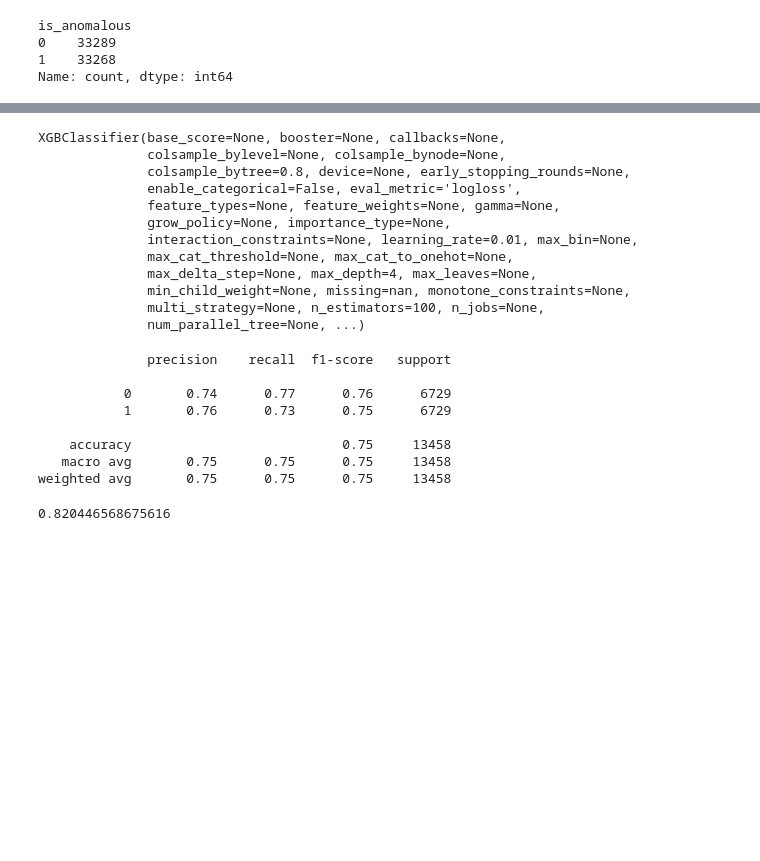
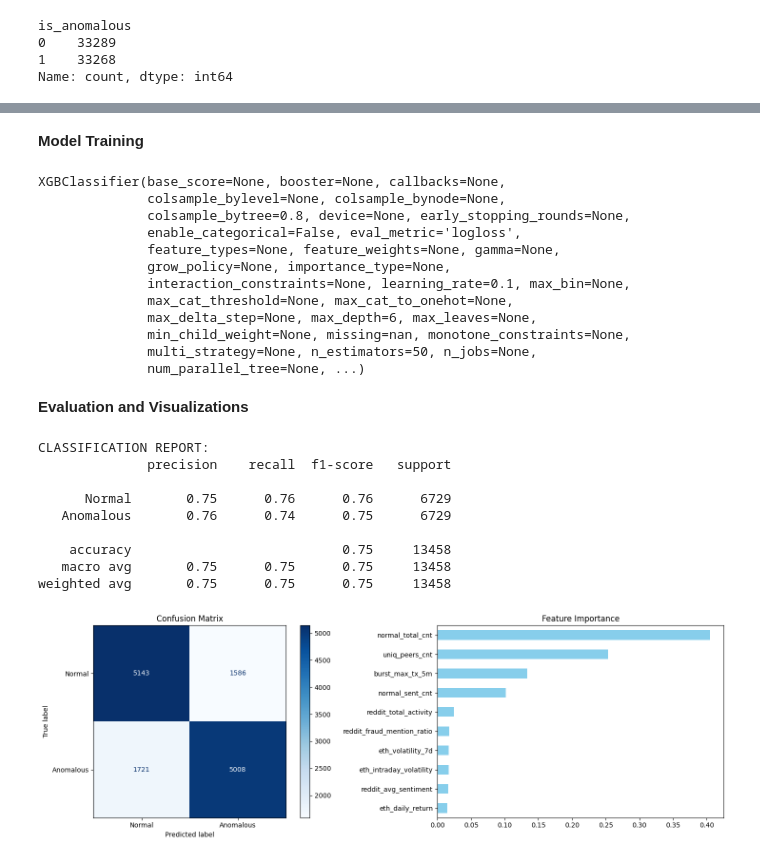
Before and after one commit to NileshFdo/FuseChain-FYP, a Jupyter notebook: ml_pipeline/notebooks/09.train_model.ipynb, the cells around one changed output, grey strips where cells are left out. Saved outputs shown, nothing was run; the diff lists cells and outputs as text; code cells hidden in the pictures; blank space fills up the shorter version.

Commit message:
update train_model

```diff
--- a/ml_pipeline/notebooks/09.train_model.ipynb
+++ b/ml_pipeline/notebooks/09.train_model.ipynb
@@ -16,0 +34,3 @@ df.shape, df.columns
+# %%
+df = pd.read_parquet(DATA_PATH)
+df.shape, df.columns
@@ -59,5 +103,6 @@ y_train = train_df[TARGET_COLUMN]
 # %%
 from sklearn.model_selection import GridSearchCV
+from sklearn.model_selection import GroupKFold
 
 param_grid = {
     'n_estimators': [50, 100, 200],
@@ -65,15 +110,19 @@ param_grid = {
     'learning_rate': [0.01, 0.1, 0.3]
 }
 
+groups = train_df['address']
+cv = GroupKFold(n_splits=3)
+
 grid_search = GridSearchCV(
-    xgb.XGBClassifier(random_state=42),
+    xgb.XGBClassifier(random_state=42, eval_metric='logloss'),
     param_grid,
-    cv=3,  # 3-fold CV
+    cv=cv,
     scoring='roc_auc',
     n_jobs=-1
 )
 
-grid_search.fit(X_train, y_train)
+grid_search.fit(X_train, y_train, groups=groups)
+
 print(f"Best params: {grid_search.best_params_}")
 print(f"Best ROC-AUC: {grid_search.best_score_:.4f}")
 # %% [output]
@@ -82,9 +131,9 @@ Best ROC-AUC: 0.7979
+# %% [markdown]
+**Model Training**
 # %%
-
+best_params = grid_search.best_params_
 model = xgb.XGBClassifier(
-    n_estimators=100,
-    max_depth=4,
-    learning_rate=0.01,
+    **best_params,
     subsample=0.8,
     colsample_bytree=0.8,
     eval_metric='logloss',
@@ -99,30 +148,59 @@ XGBClassifier(base_score=None, booster=None, callbacks=None,
               enable_categorical=False, eval_metric='logloss',
               feature_types=None, feature_weights=None, gamma=None,
               grow_policy=None, importance_type=None,
-              interaction_constraints=None, learning_rate=0.01, max_bin=None,
+              interaction_constraints=None, learning_rate=0.1, max_bin=None,
               max_cat_threshold=None, max_cat_to_onehot=None,
-              max_delta_step=None, max_depth=4, max_leaves=None,
+              max_delta_step=None, max_depth=6, max_leaves=None,
               min_child_weight=None, missing=nan, monotone_constraints=None,
-              multi_strategy=None, n_estimators=100, n_jobs=None,
+              multi_strategy=None, n_estimators=50, n_jobs=None,
               num_parallel_tree=None, ...)
+# %% [markdown]
+**Evaluation and Visualizations**
 # %%
-from sklearn.metrics import classification_report, roc_auc_score
+from sklearn.metrics import (
+    accuracy_score, precision_score, recall_score,
+    f1_score, roc_auc_score, confusion_matrix, classification_report,
+    ConfusionMatrixDisplay
+)
 
-X_test = test_df[FEATURE_COLUMNS]
-y_test = test_df[TARGET_COLUMN]
-
-y_pred = model.predict(X_test)
+y_pred = model.predict(X_test) # 0.5 default threshold
 y_prob = model.predict_proba(X_test)[:,1]
 
-print(classification_report(y_test, y_pred))
-roc_auc_score(y_test, y_prob)
+# Metrics
+print("CLASSIFICATION REPORT:")
+print(classification_report(y_test, y_pred, target_names=['Normal', 'Anomalous']))
+
+# Plot Confusion Matrix
+fig, (ax1, ax2) = plt.subplots(1, 2, figsize=(15, 5))
+
+ConfusionMatrixDisplay.from_estimator(model, X_test, y_test, display_labels=['Normal', 'Anomalous'], cmap='Blues', ax=ax1)
+ax1.set_title("Confusion Matrix")
+
+# Plot Feature Importance
+importance = pd.Series(model.feature_importances_, index=FEATURE_COLUMNS).sort_values()
+importance.plot(kind='barh', ax=ax2, color='skyblue')
+ax2.set_title("Feature Importance")
+
+plt.tight_layout()
+plt.show()
+
+metrics = {
+    'accuracy': accuracy_score(y_test, y_pred),
+    'precision': precision_score(y_test, y_pred),
+    'recall': recall_score(y_test, y_pred),
+    'f1_score': f1_score(y_test, y_pred),
+    'roc_auc': roc_auc_score(y_test, y_prob),
+    'feature_importance': dict(zip(FEATURE_COLUMNS, model.feature_importances_.tolist())),
+    'confusion_matrix': confusion_matrix(y_test, y_pred).tolist()
+}
 # %% [output]
+CLASSIFICATION REPORT:
               precision    recall  f1-score   support
 
-           0       0.74      0.77      0.76      6729
-           1       0.76      0.73      0.75      6729
+      Normal       0.75      0.76      0.76      6729
+   Anomalous       0.76      0.74      0.75      6729
 
     accuracy                           0.75     13458
    macro avg       0.75      0.75      0.75     13458
 weighted avg       0.75      0.75      0.75     13458
-0.820446568675616
+[figure, added]
```
Also changed, not shown: parts of 16 cells of this notebook.
